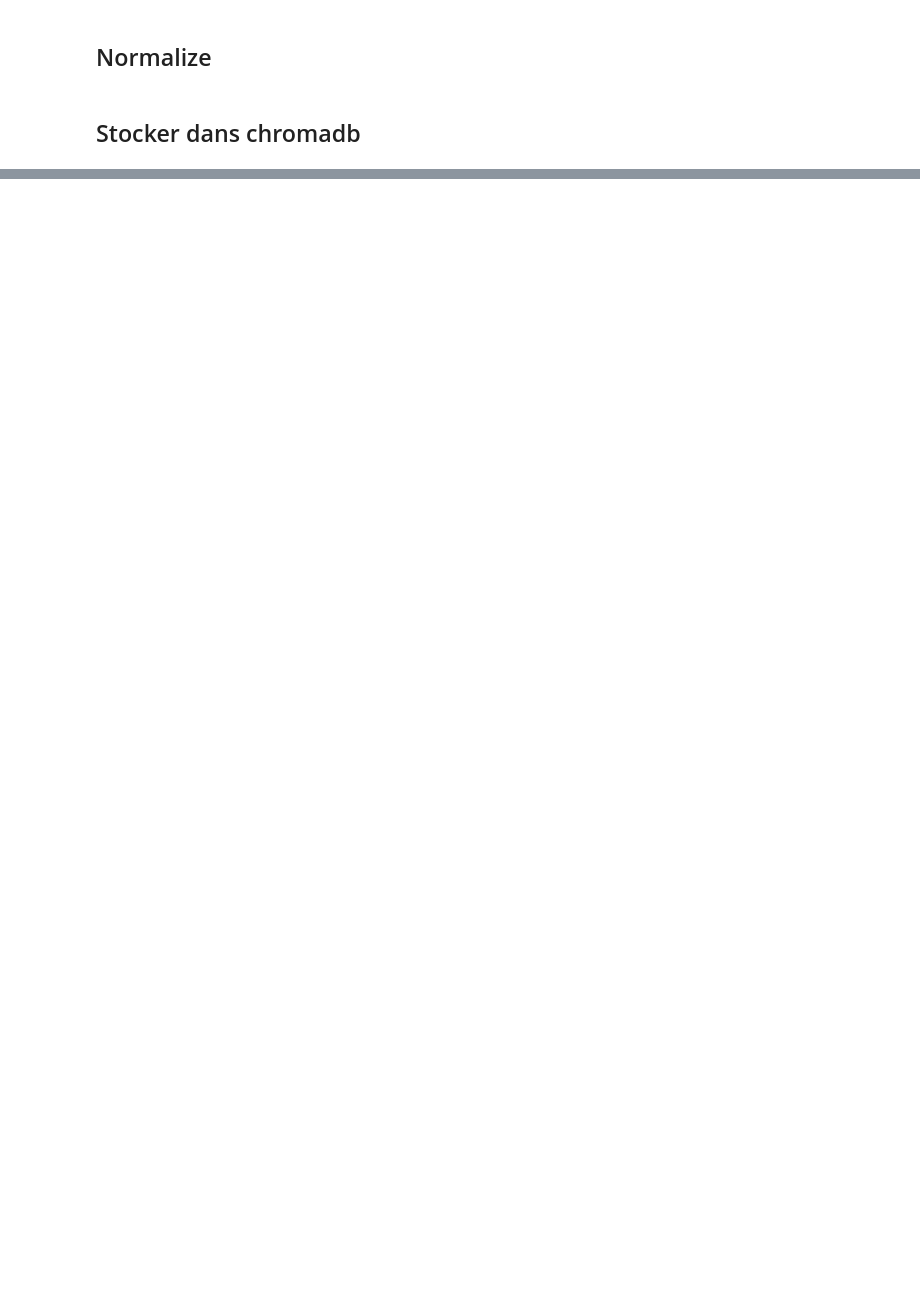
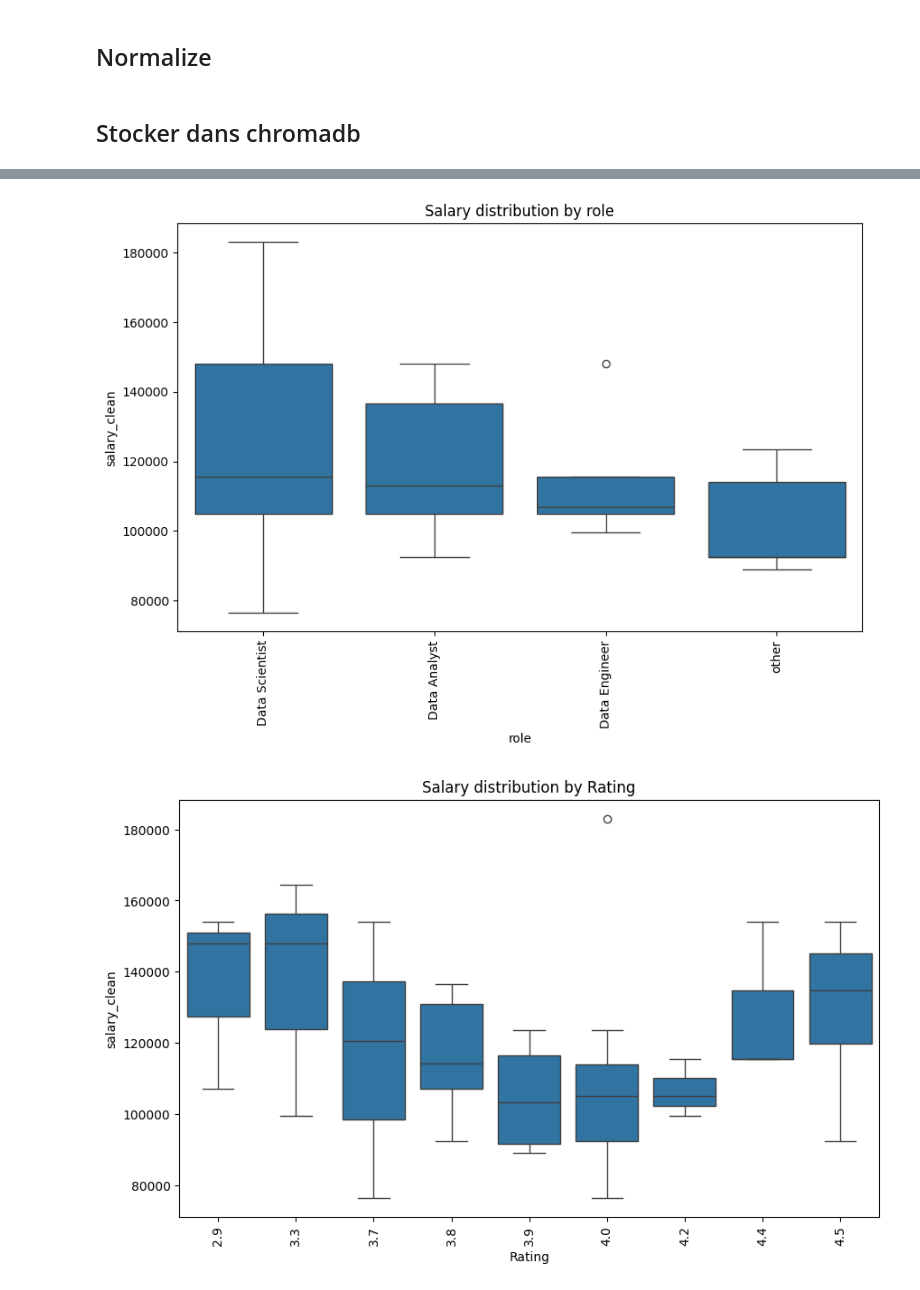
Before and after one commit to elhidarinouhayla/HR-Pulse, a Jupyter notebook: backend/ml/eda.ipynb, the cells around one changed output, grey strips where cells are left out. Cells and saved outputs as stored; diff of their text form; code cells hidden in the pictures; blank space fills up the shorter version.

```diff
--- a/backend/ml/eda.ipynb
+++ b/backend/ml/eda.ipynb
@@ -324,0 +370,32 @@ df_cleaned.to_csv('../data/processed/jobs_data_cleaned.csv', index=False)
+# %%
+
+col_cat = ['role',
+ 'Rating',
+ 'company_name',
+ 'location',
+ 'Headquarters',
+ 'Type of ownership',
+ 'Industry',
+ 'Sector',
+ 'competitors']
+
+import seaborn as sns
+import matplotlib.pyplot as plt
+
+for col in col_cat:
+
+    plt.figure(figsize=(10,6))
+
+
+    sns.boxplot(
+        x=col,
+        y='salary_clean',
+        data=df_top
+    )
+
+    plt.xticks(rotation=90)
+    plt.title(f"Salary distribution by {col}")
+    plt.show()
+# %% [output]
+[figure, added]
+[figure, added]
```
Also changed, not shown: parts of 8 cells of this notebook.
